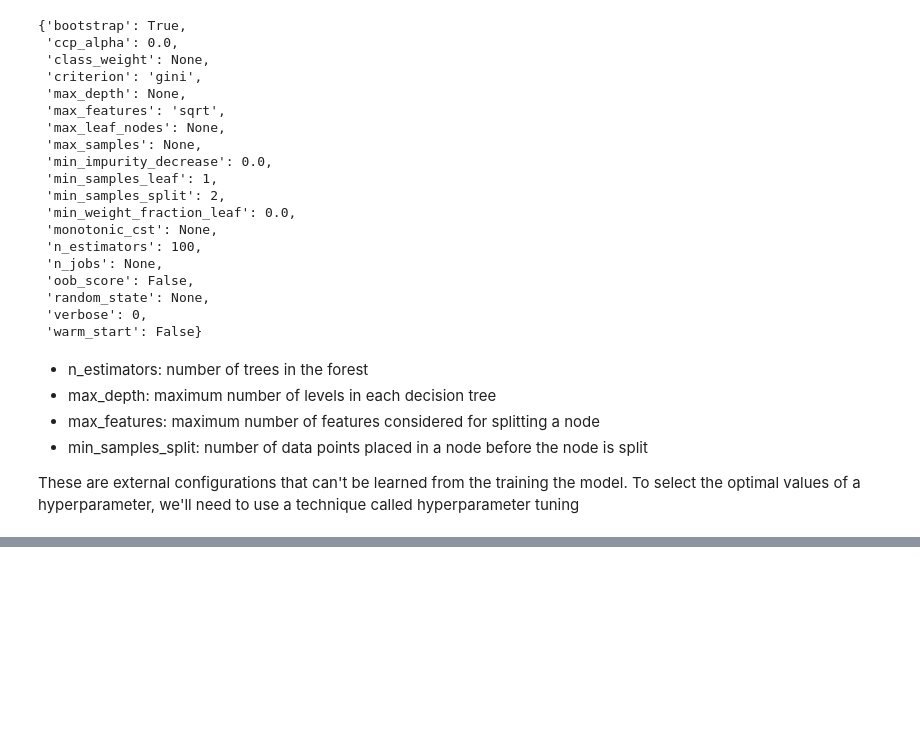
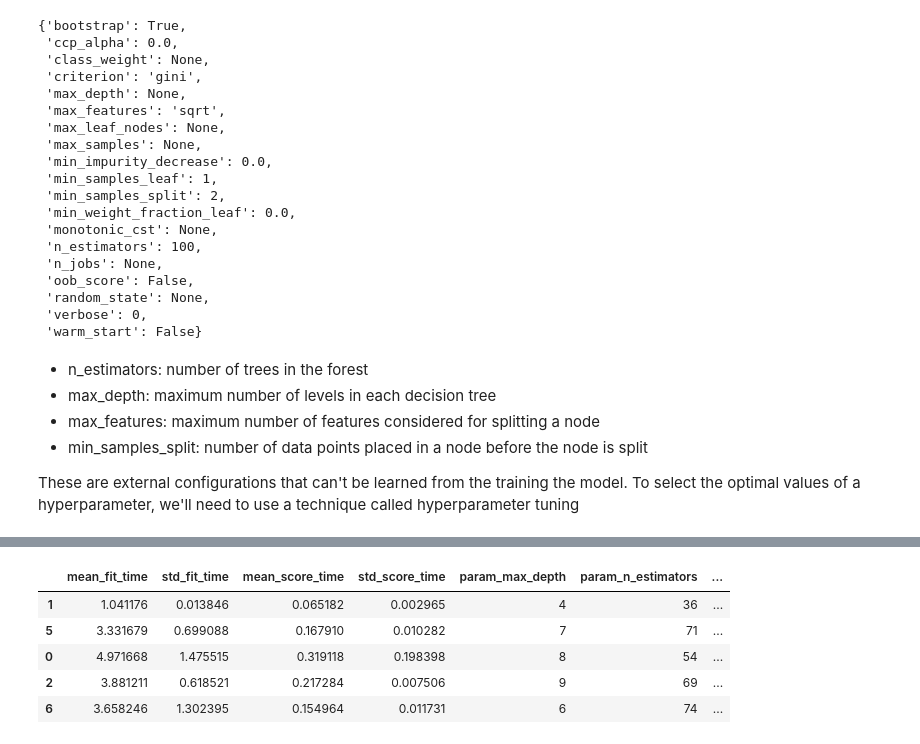
Before and after one commit to mervegb/diabetes-ml, a Jupyter notebook: diabetes_ml.ipynb, the cells around one changed output, grey strips where cells are left out. Drawn from its saved outputs; the diff is of its cells as text; code cells hidden in the pictures; blank space fills up the shorter version.

```diff
--- a/diabetes_ml.ipynb
+++ b/diabetes_ml.ipynb
@@ -520,0 +593,10 @@ These are external configurations that can't be learned from the training the mo
+# %%
+results = pd.DataFrame(random_search.cv_results_).sort_values(by='mean_test_score', ascending=False)
+results.head()
+# %% [output]
+|  | mean_fit_time | std_fit_time | mean_score_time | std_score_time | param_max_depth | param_n_estimators | ... |
+| 1 | 1.041176 | 0.013846 | 0.065182 | 0.002965 | 4 | 36 | ... |
+| 5 | 3.331679 | 0.699088 | 0.167910 | 0.010282 | 7 | 71 | ... |
+| 0 | 4.971668 | 1.475515 | 0.319118 | 0.198398 | 8 | 54 | ... |
+| 2 | 3.881211 | 0.618521 | 0.217284 | 0.007506 | 9 | 69 | ... |
+| 6 | 3.658246 | 1.302395 | 0.154964 | 0.011731 | 6 | 74 | ... |
```
Also changed, not shown: parts of 13 cells of this notebook.
